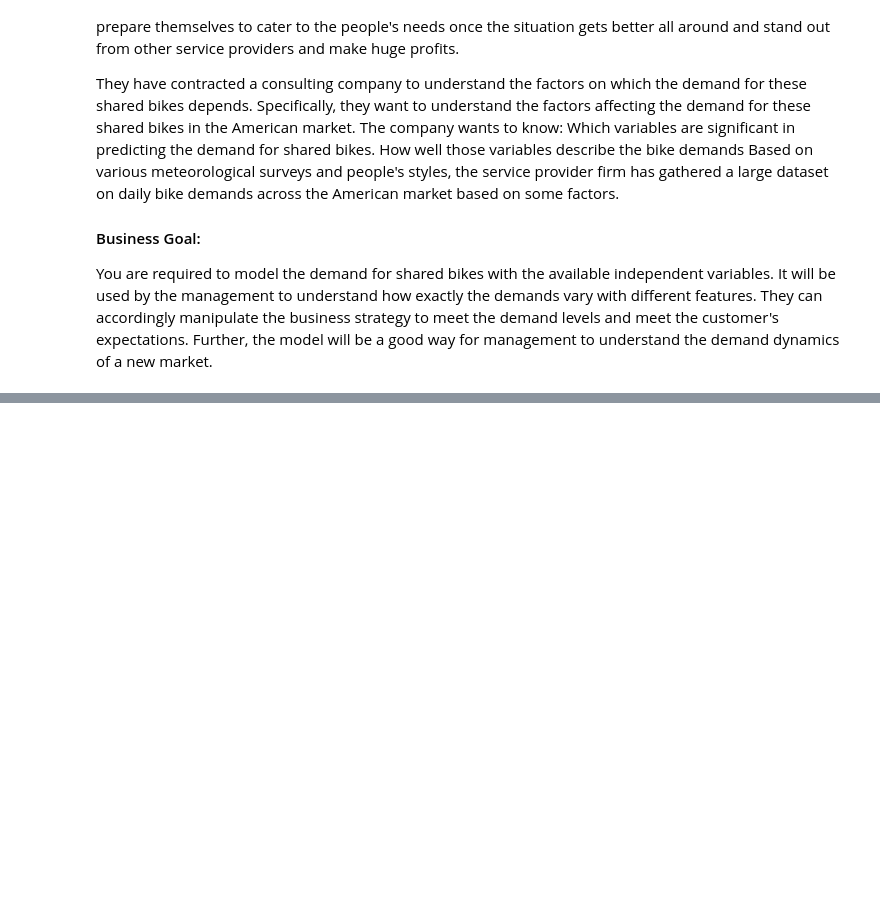
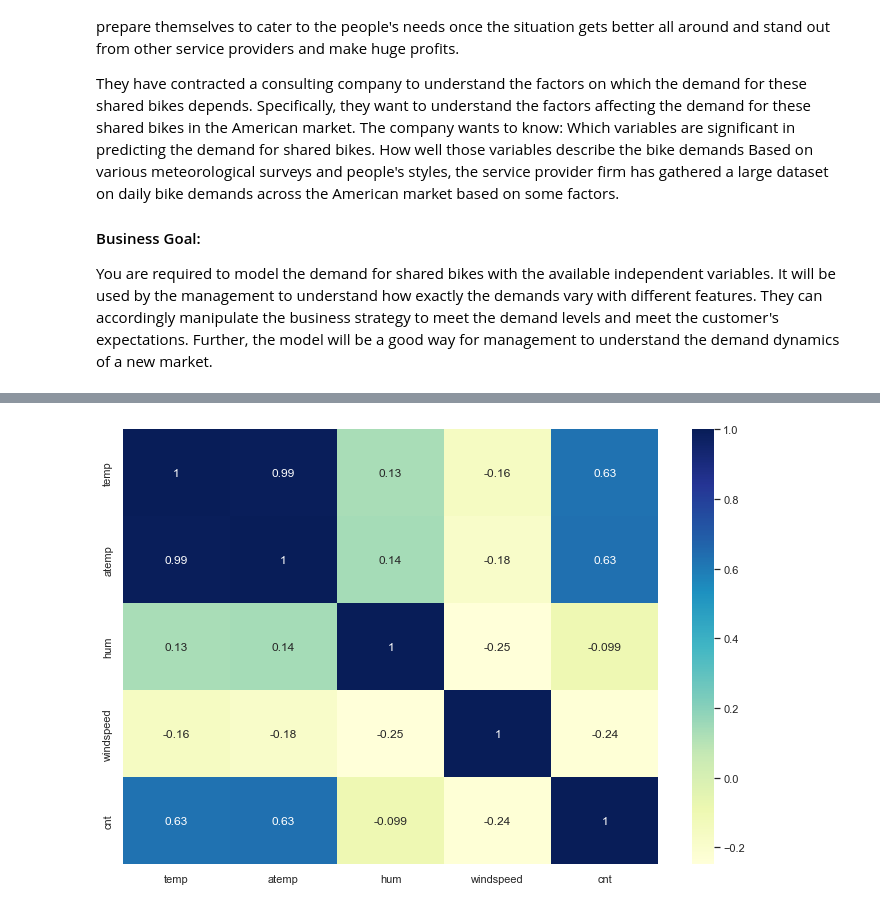
Before and after one commit to singhsushilmle/BikeSharing, a Jupyter notebook: BikeSharing.ipynb, the cells around one changed output, grey strips where cells are left out. Cells and saved outputs as stored; diff of their text form; code cells hidden in the pictures; blank space fills up the shorter version.

```diff
--- a/BikeSharing.ipynb
+++ b/BikeSharing.ipynb
@@ -711,0 +322,14 @@ Covariance Type:            nonrobust
+# %%
+# Let's check the correlation coefficients to see which variables are highly correlated
+
+plt.figure(figsize = (12, 8))
+sns.heatmap(bike.corr(), annot = True, cmap="YlGnBu")
+plt.show()
+
+# Observation:
+#    1. temp and atemp are highly correlated to cnt.
+#    1. temp and atemp are highly correlated with each other. Sign of multicollinearity.
+#    3. temp and atemp both cannot be used in model because it will lead to multicollinearity.
+#    4. Using VIF and p-value, we will decide to which one we need to consider for model building.
+# %% [output]
+[figure, added]
```
Also changed, not shown: parts of 183 cells of this notebook.
